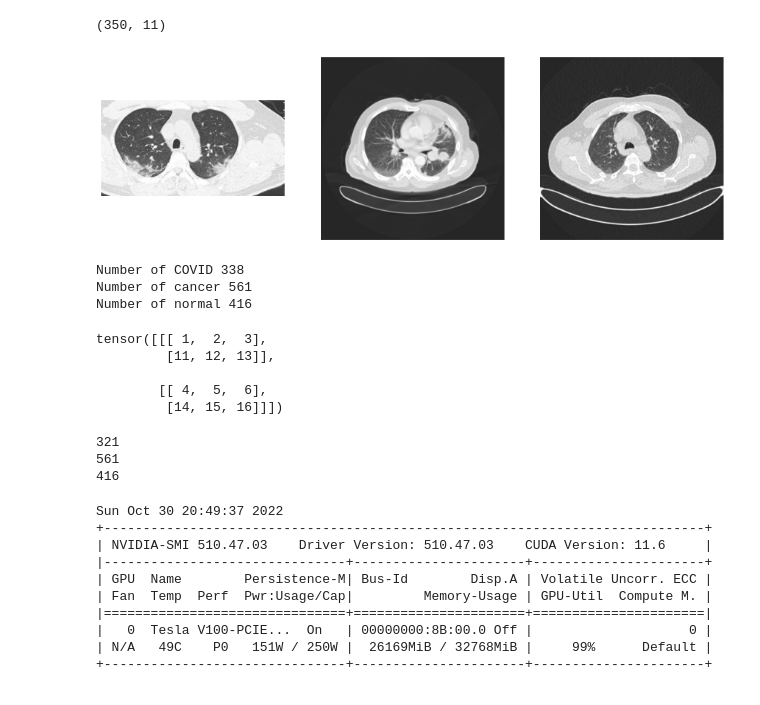
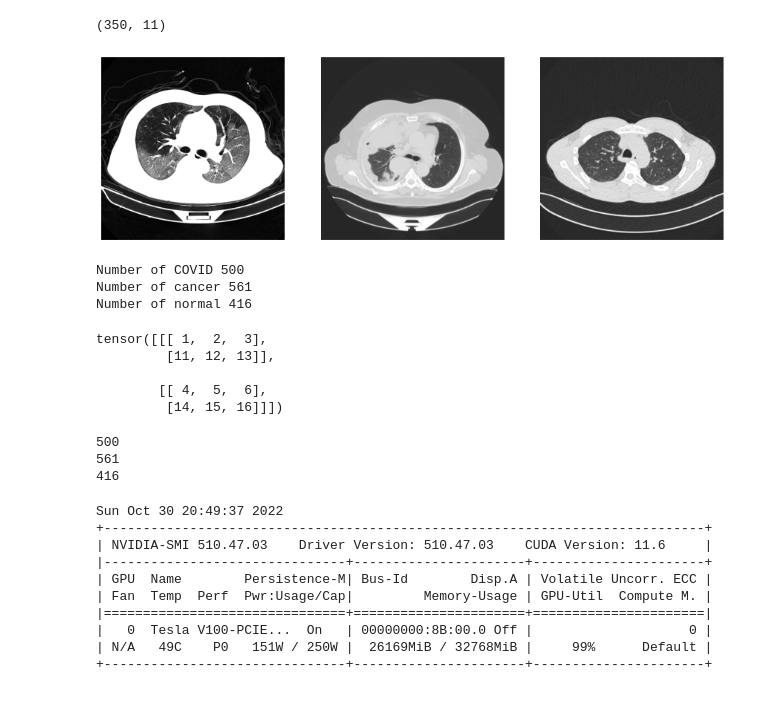
Before and after one commit to M1croZavr/hackaton, a Jupyter notebook: 2D_COVID_cancer_overview.ipynb, the cells around one changed output. Saved outputs shown, nothing was run; the diff lists cells and outputs as text; code cells hidden in the pictures.

```diff
--- a/2D_COVID_cancer_overview.ipynb
+++ b/2D_COVID_cancer_overview.ipynb
@@ -9,9 +9,9 @@ import PIL
 import torch
 import shutil
 # %%
-covid_path = pathlib.Path('../datasets/COVID-CT/')
-covid_meta = pd.read_excel(covid_path / 'COVID-CT-MetaInfo.xlsx')
-noncovid_meta = pd.read_csv(covid_path / 'NonCOVID-CT-MetaInfo.csv', index_col=0)
+covid_path = pathlib.Path('../datasets/2D ковид пневмония/normal_covid_pnevmoniya/covid')
+# covid_meta = pd.read_excel(covid_path / 'COVID-CT-MetaInfo.xlsx')
+# noncovid_meta = pd.read_csv(covid_path / 'NonCOVID-CT-MetaInfo.csv', index_col=0)
 # %%
 covid_meta.head()
 # %% [output]
@@ -41,35 +41,35 @@ covid_meta.shape
 cancer_path = pathlib.Path('../datasets/The IQ-OTHNCCD lung cancer dataset/')
 # %%
 covid_example = PIL.Image.open(
-    covid_path / 'Images-processed/CT_COVID' / random.choice(os.listdir(covid_path / 'Images-processed/CT_COVID'))
+    covid_path / random.choice(os.listdir(covid_path ))
 )
 cancer_example = PIL.Image.open(
     cancer_path / 'Malignant cases' / random.choice(os.listdir(cancer_path / 'Malignant cases'))
 )
 normal_example = PIL.Image.open(
     cancer_path / 'Normal cases' / random.choice(os.listdir(cancer_path / 'Normal cases'))
 )
 
 plt.figure(figsize=(15, 12))
 plt.subplot(1, 3, 1)
 plt.imshow(covid_example, cmap='gray')
 plt.axis(False)
 
 plt.subplot(1, 3, 2)
 plt.imshow(cancer_example, cmap='gray')
 plt.axis(False)
 
 plt.subplot(1, 3, 3)
 plt.imshow(normal_example, cmap='gray')
 plt.axis(False);
 # %% [output]
-[figure, old version]
+[figure, new version]
 # %%
-print(f"Number of COVID {len(os.listdir(covid_path / 'Images-processed/CT_COVID'))}")
+print(f"Number of COVID {len(os.listdir(covid_path))}")
 print(f"Number of cancer {len(os.listdir(cancer_path / 'Malignant cases'))}")
 print(f"Number of normal {len(os.listdir(cancer_path / 'Normal cases'))}")
 # %% [output]
-Number of COVID 338
+Number of COVID 500
 Number of cancer 561
 Number of normal 416
 # %%
@@ -84,7 +84,7 @@ tensor([[[ 1,  2,  3],
         [[ 4,  5,  6],
          [14, 15, 16]]])
 # %%
-covid_images_path = pathlib.Path('../datasets/COVID-CT/Images-processed/CT_COVID/')
+covid_images_path = pathlib.Path('../datasets/2D ковид пневмония/normal_covid_pnevmoniya/covid')
 cancer_images_path = pathlib.Path('../datasets/The IQ-OTHNCCD lung cancer dataset/Malignant cases/')
 normal_images_path = pathlib.Path('../datasets/The IQ-OTHNCCD lung cancer dataset/Normal cases/')
 
@@ -92,7 +92,7 @@ print(len(os.listdir(covid_images_path)))
 print(len(os.listdir(cancer_images_path)))
 print(len(os.listdir(normal_images_path)))
 # %% [output]
-321
+500
 561
 416
 # %%
```
Also changed, not shown: parts of 4 cells of this notebook, 15 other files.
